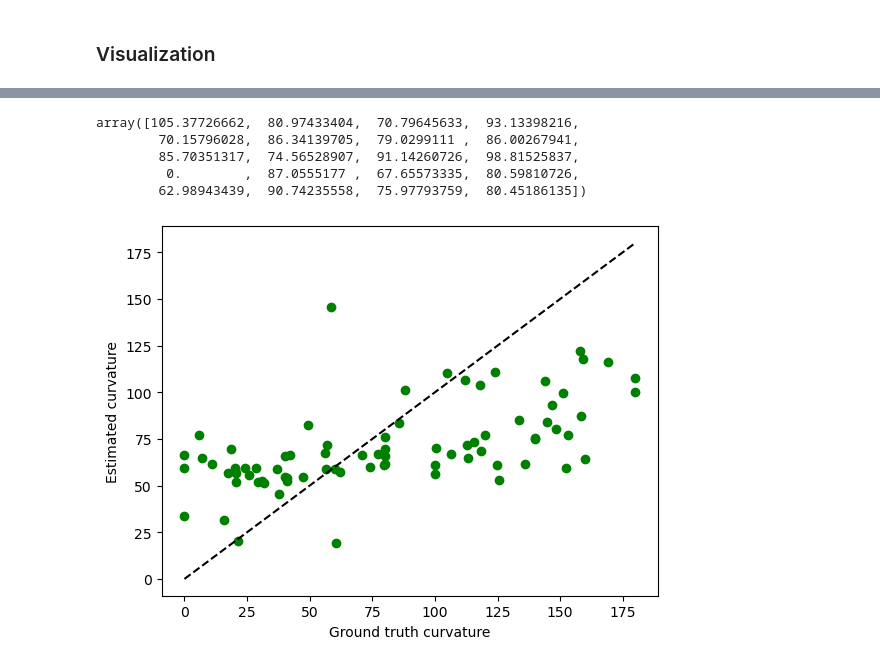
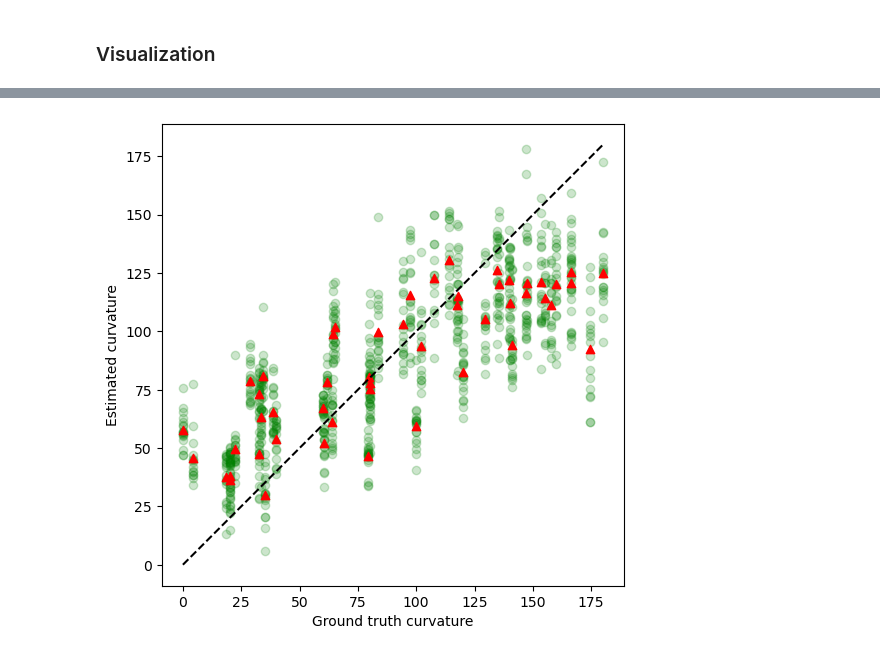
Before and after one commit to nguyen-td/perceptual-straightening, a Jupyter notebook: mle_recovery.ipynb, the cells around one changed output, grey strips where cells are left out. Saved outputs shown, nothing was run; the diff lists cells and outputs as text; code cells hidden in the pictures.

```diff
--- a/mle_recovery.ipynb
+++ b/mle_recovery.ipynb
@@ -85,16 +140,13 @@ dict_keys(['x_true', 'x_pred', 'perf_true', 'perf_pred', 'c_true_sim', 'c_post',
-# %%
-loaded_dict['c_post'][6]
-# %% [output]
-array([105.37726662,  80.97433404,  70.79645633,  93.13398216,
-        70.15796028,  86.34139705,  79.0299111 ,  86.00267941,
-        85.70351317,  74.56528907,  91.14260726,  98.81525837,
-         0.        ,  87.0555177 ,  67.65573335,  80.59810726,
-        62.98943439,  90.74235558,  75.97793759,  80.45186135])
 # %%
-plt.plot(c_true, c_est, 'go')
-plt.plot([0, 180], [0, 180], 'k--')
-plt.xlabel('Ground truth curvature')
-plt.ylabel('Estimated curvature')
+fig1, ax = plt.subplots(figsize=(10, 6))
+
+ax.scatter(loaded_dict['c_true'], data_c_est, c='green', alpha=0.2)
+ax.scatter(np.mean(loaded_dict['c_true'], axis=1), np.nanmean(data_c_est, axis=1), marker='^', c='red', alpha=1)
+ax.plot([0, 180], [0, 180], 'k--')
+ax.set_xlabel('Ground truth curvature')
+ax.set_ylabel('Estimated curvature')
+ax.set_box_aspect(1)
+
 plt.show()
 # %% [output]
-[figure, old version]
+[figure, new version]
```
Also changed, not shown: parts of 1 cell of this notebook.
